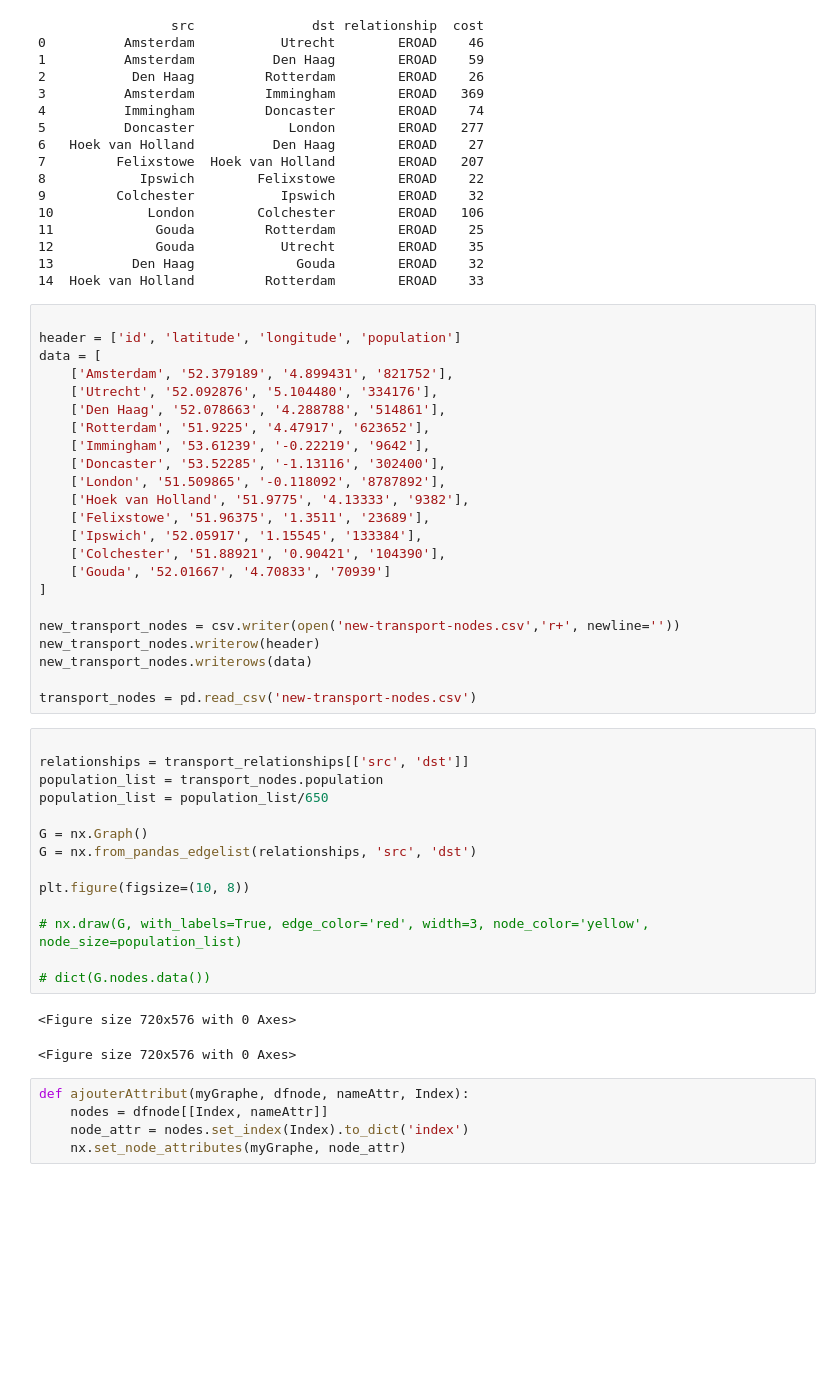
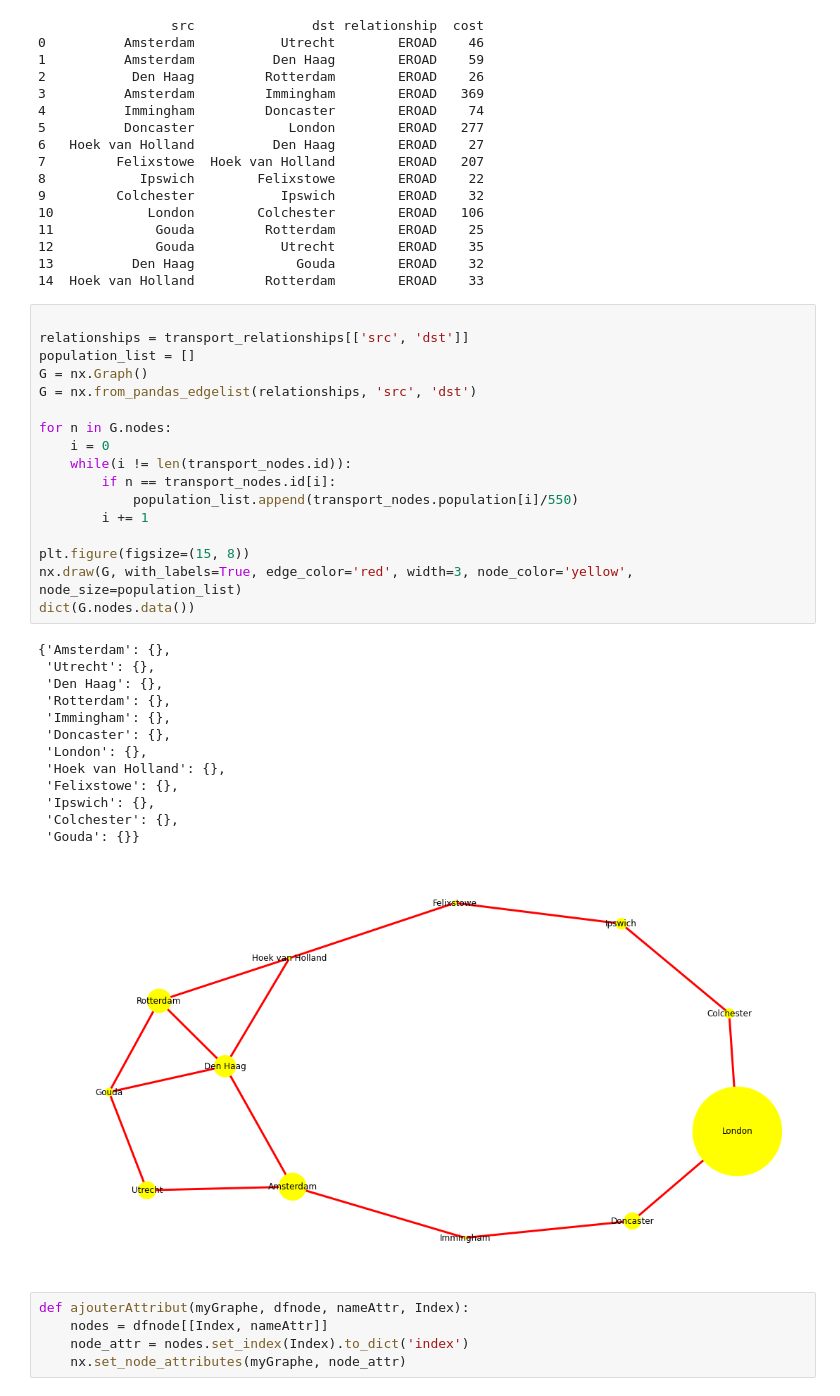
Before and after one commit to ac-bt-fg/Projet_2---POO2, a Jupyter notebook: Projet.ipynb, the cells around one changed output. Cells and saved outputs as stored; diff of their text form; blank space fills up the shorter version.

```diff
--- a/Projet.ipynb
+++ b/Projet.ipynb
@@ -46,46 +46,37 @@ print(transport_relationships.to_string())
 12             Gouda           Utrecht        EROAD    35
 13          Den Haag             Gouda        EROAD    32
 14  Hoek van Holland         Rotterdam        EROAD    33
-# %%
-
-header = ['id', 'latitude', 'longitude', 'population']
-data = [
-    ['Amsterdam', '52.379189', '4.899431', '821752'],
-    ['Utrecht', '52.092876', '5.104480', '334176'],
-    ['Den Haag', '52.078663', '4.288788', '514861'],
-    ['Rotterdam', '51.9225', '4.47917', '623652'],
-    ['Immingham', '53.61239', '-0.22219', '9642'],
-    ['Doncaster', '53.52285', '-1.13116', '302400'],
-    ['London', '51.509865', '-0.118092', '8787892'],
-    ['Hoek van Holland', '51.9775', '4.13333', '9382'],
-    ['Felixstowe', '51.96375', '1.3511', '23689'],
-    ['Ipswich', '52.05917', '1.15545', '133384'],
-    ['Colchester', '51.88921', '0.90421', '104390'],
-    ['Gouda', '52.01667', '4.70833', '70939']
-]
-
-new_transport_nodes = csv.writer(open('new-transport-nodes.csv','r+', newline=''))
-new_transport_nodes.writerow(header)
-new_transport_nodes.writerows(data)
-
-transport_nodes = pd.read_csv('new-transport-nodes.csv')
 # %%
 
 relationships = transport_relationships[['src', 'dst']]
-population_list = transport_nodes.population
-population_list = population_list/650
-
+population_list = []
 G = nx.Graph()
 G = nx.from_pandas_edgelist(relationships, 'src', 'dst')
 
-plt.figure(figsize=(10, 8))
+for n in G.nodes:
+    i = 0
+    while(i != len(transport_nodes.id)):
+        if n == transport_nodes.id[i]:
+            population_list.append(transport_nodes.population[i]/550)
+        i += 1
 
-# nx.draw(G, with_labels=True, edge_color='red', width=3, node_color='yellow', node_size=population_list)
-
-# dict(G.nodes.data())
+plt.figure(figsize=(15, 8))
+nx.draw(G, with_labels=True, edge_color='red', width=3, node_color='yellow', node_size=population_list)
+dict(G.nodes.data())
 # %% [output]
-<Figure size 720x576 with 0 Axes>
+{'Amsterdam': {},
+ 'Utrecht': {},
+ 'Den Haag': {},
+ 'Rotterdam': {},
+ 'Immingham': {},
+ 'Doncaster': {},
+ 'London': {},
+ 'Hoek van Holland': {},
+ 'Felixstowe': {},
+ 'Ipswich': {},
+ 'Colchester': {},
+ 'Gouda': {}}
-<Figure size 720x576 with 0 Axes>
+[figure, added]
 # %%
 def ajouterAttribut(myGraphe, dfnode, nameAttr, Index):
     nodes = dfnode[[Index, nameAttr]]
```
Also changed, not shown: parts of 8 cells of this notebook, 1 other file.
